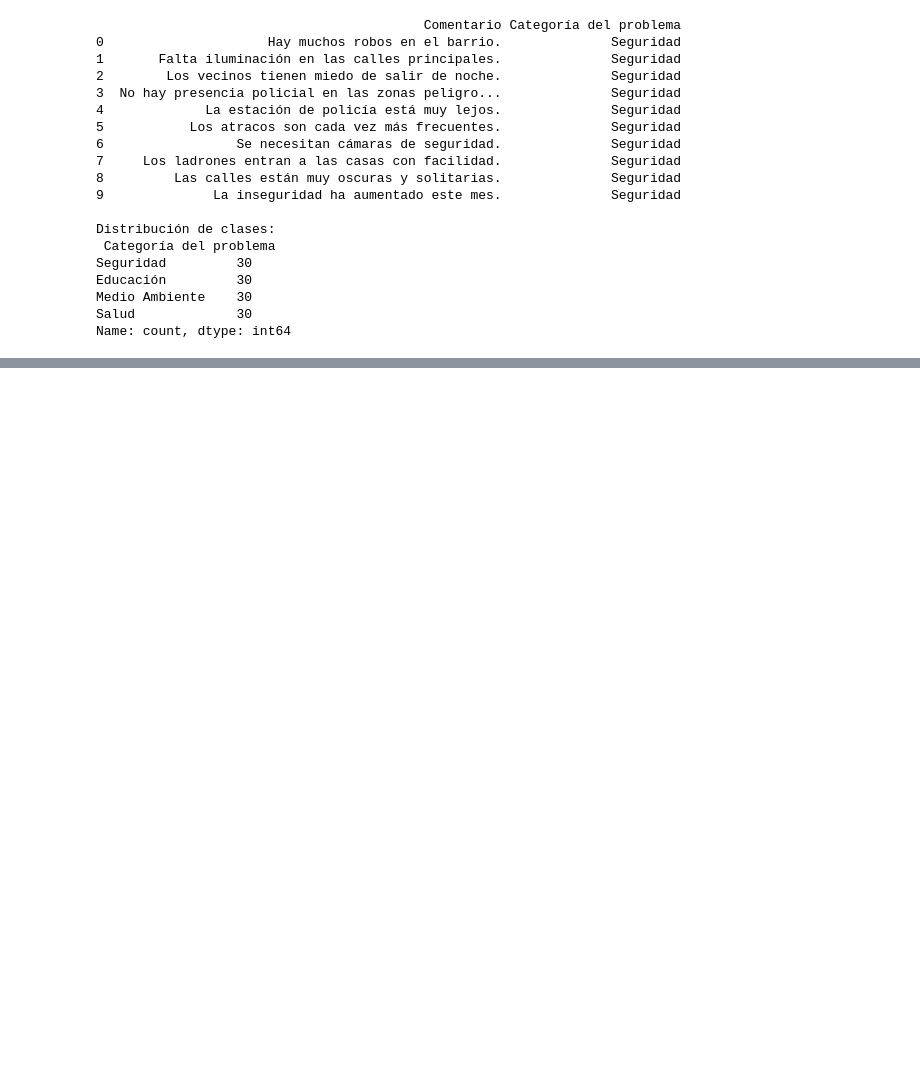
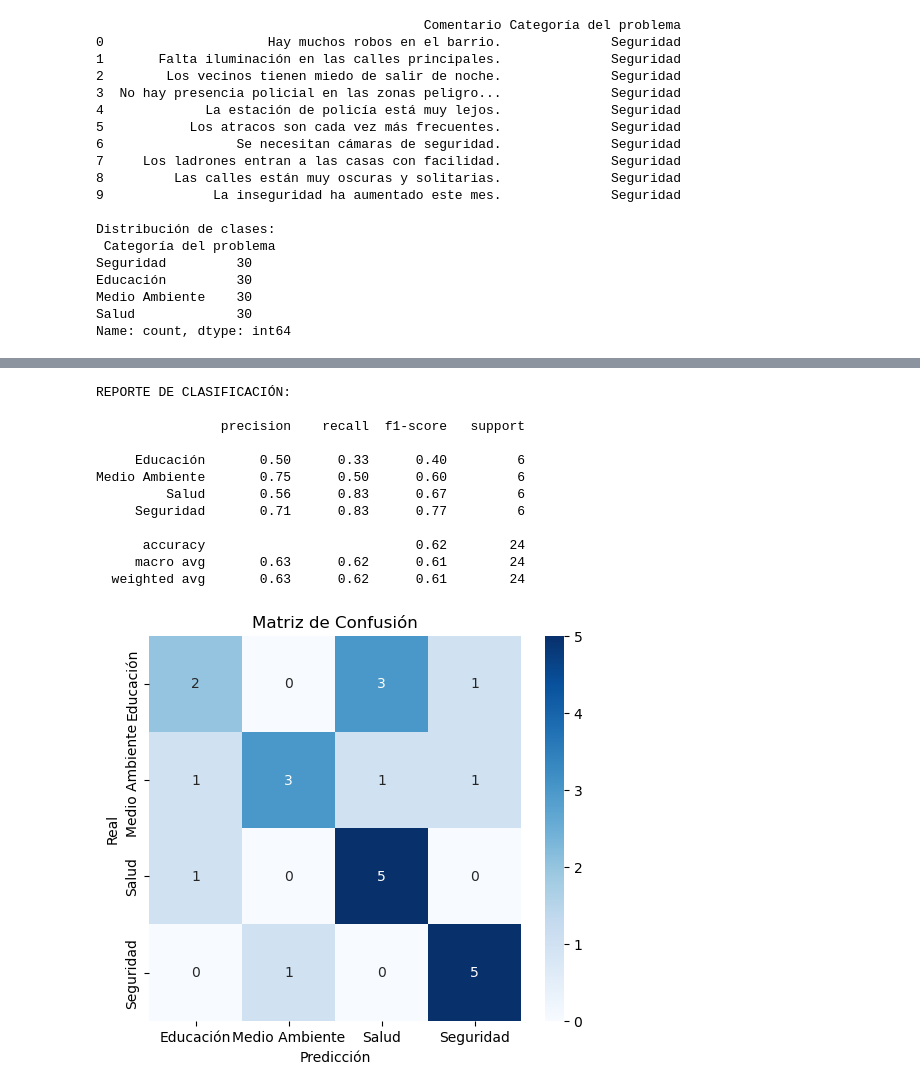
Before and after one commit to ariss99nn/SENASOFT, a Jupyter notebook: RETO.ipynb, the cells around one changed output, grey strips where cells are left out. Drawn from its saved outputs; the diff is of its cells as text; code cells hidden in the pictures; blank space fills up the shorter version.

```diff
--- a/RETO.ipynb
+++ b/RETO.ipynb
@@ -555,6 +555,9 @@ Medio Ambiente    30
 Salud             30
 Name: count, dtype: int64
 # %%
+# =========================================
+# ENTRENAMIENTO DE MODELO DE CLASIFICACIÓN DE TEXTO (ESPAÑOL)
+# =========================================
 import re
 import string
 from sklearn.model_selection import train_test_split
@@ -563,13 +566,19 @@ from sklearn.linear_model import LogisticRegression
 from sklearn.metrics import classification_report, confusion_matrix
 import seaborn as sns
 import matplotlib.pyplot as plt
+import nltk
+
+# Descargar stopwords de NLTK si no las tienes
+nltk.download('stopwords')
+from nltk.corpus import stopwords
+stopwords_es = stopwords.words('spanish')
 
 # --- 1. Limpieza básica del texto ---
 def limpiar_texto(texto):
-    texto = texto.lower()  # pasar a minúsculas
-    texto = re.sub(f"[{string.punctuation}]", "", texto)  # quitar puntuación
-    texto = re.sub(r"\d+", "", texto)  # quitar números
-    texto = re.sub(r"\s+", " ", texto).strip()  # quitar espacios extra
+    texto = texto.lower()
+    texto = re.sub(f"[{string.punctuation}]", "", texto)
+    texto = re.sub(r"\d+", "", texto)
+    texto = re.sub(r"\s+", " ", texto).strip()
     return texto
 
 df_sintetico["Comentario_limpio"] = df_sintetico["Comentario"].apply(limpiar_texto)
@@ -587,13 +596,15 @@ X_train, X_test, y_train, y_test = train_test_split(
 vectorizador = TfidfVectorizer(
     max_features=1000,
     ngram_range=(1, 2),
-    stop_words="spanish"
+    stop_words=stopwords_es
 )
 X_train_tfidf = vectorizador.fit_transform(X_train)
 X_test_tfidf = vectorizador.transform(X_test)
 
 # --- 4. Entrenamiento del modelo ---
-modelo = LogisticRegression(max_iter=200)
+# modelo = LogisticRegression(max_iter=200)
+modelo = LogisticRegression(C=2.0, solver='liblinear', class_weight='balanced', max_iter=300)
+
 modelo.fit(X_train_tfidf, y_train)
 
 # --- 5. Evaluación ---
@@ -610,3 +621,4 @@ plt.title("Matriz de Confusión")
 plt.xlabel("Predicción")
 plt.ylabel("Real")
 plt.show()
+# %% [output]
@@ -612,0 +629,13 @@ plt.show()
+REPORTE DE CLASIFICACIÓN:
+
+                precision    recall  f1-score   support
+
+     Educación       0.50      0.33      0.40         6
+Medio Ambiente       0.75      0.50      0.60         6
+         Salud       0.56      0.83      0.67         6
+     Seguridad       0.71      0.83      0.77         6
+
+      accuracy                           0.62        24
+     macro avg       0.63      0.62      0.61        24
+  weighted avg       0.63      0.62      0.61        24
+[figure, added]
```
Also changed, not shown: parts of 1 cell of this notebook.
